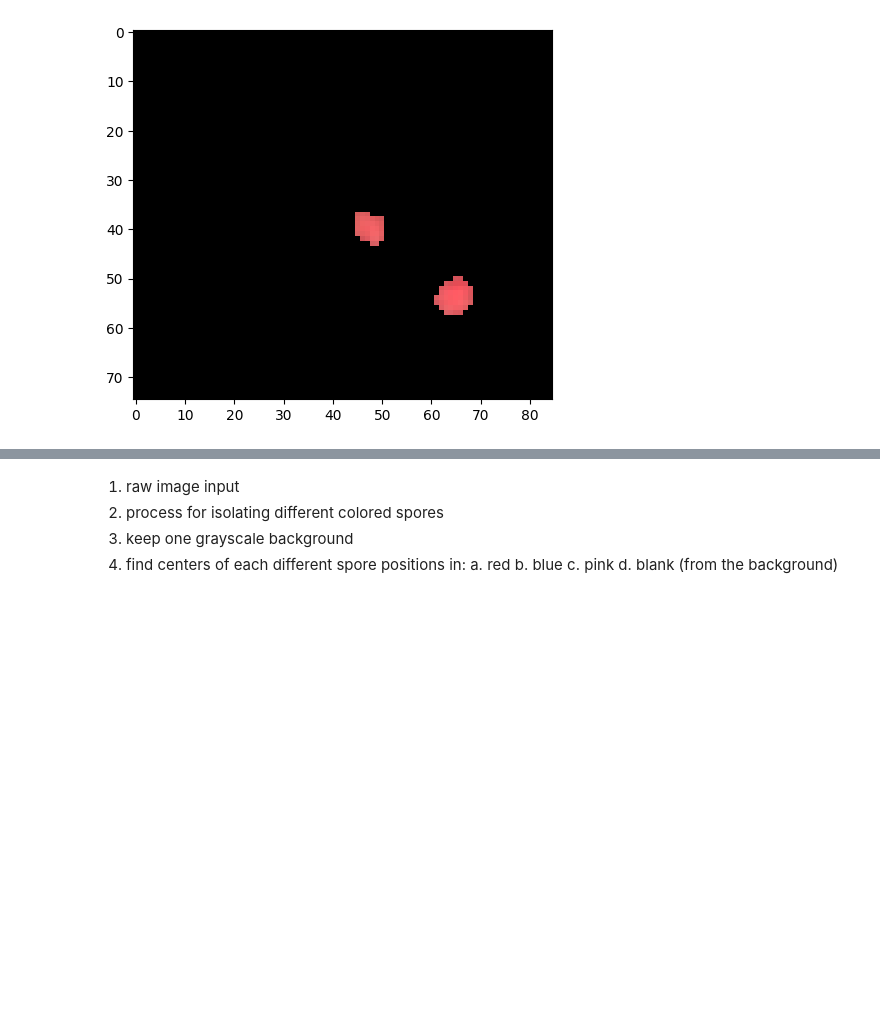
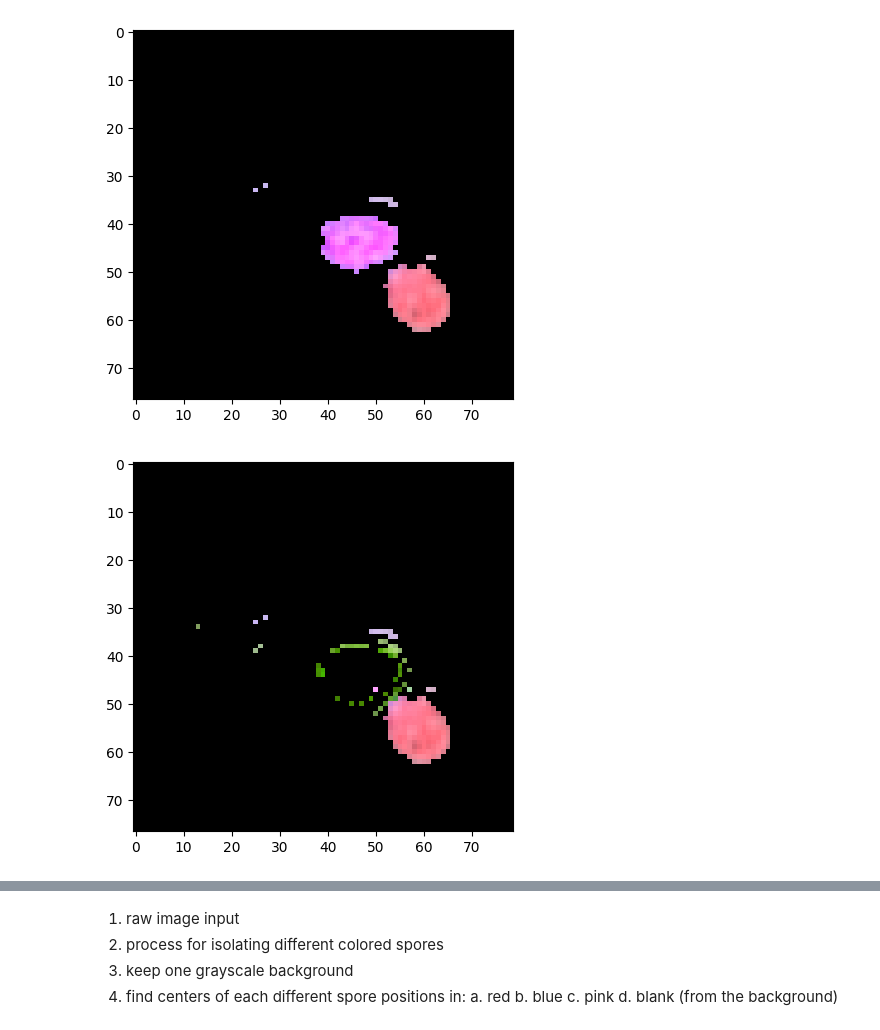
Before and after one commit to randomstuff07/little-colourful-things, a Jupyter notebook: cell_separation.ipynb, the cells around one changed output, grey strips where cells are left out. Saved outputs shown, nothing was run; the diff lists cells and outputs as text; code cells hidden in the pictures; blank space fills up the shorter version.

```diff
--- a/cell_separation.ipynb
+++ b/cell_separation.ipynb
@@ -361,7 +361,8 @@ import PIL
 import matplotlib.pyplot as plt
 import numpy as np
 import imutils
-image = cv2.imread('/Users/aaditmahajan/Documents/segregation_data/normal/0051-0982.png')
+import math
+image = cv2.imread('/Users/aaditmahajan/Documents/segregation_data/mi_pssc/0345-0322.png')
 plt.imshow(image)
 
 plt.show()
@@ -370,12 +383,19 @@ plt.show()
 # %%
-result = image.copy()
-hsv = cv2.cvtColor(image, cv2.COLOR_BGR2HSV)
-lower_blue = np.array([210, 0, 20])
+
+lower_blue = np.array([200, 0, 0])
 upper_blue = np.array([255, 255, 255])
 mask_blue = cv2.inRange(image, lower_blue, upper_blue)
 result_red = cv2.bitwise_and(image, image, mask = mask_blue)
 
 plt.imshow(result_red)
 plt.show()
+temp = result_red - result_pink
+plt.imshow(temp)
+plt.show()
+
+result_red = cv2.bitwise_and(temp, temp, mask = mask_blue)
+plt.imshow(result_red)
+plt.show()
 # %% [output]
-[figure, old version]
+[figure, new version]
+[figure, added]
```
Also changed, not shown: parts of 14 cells of this notebook.
